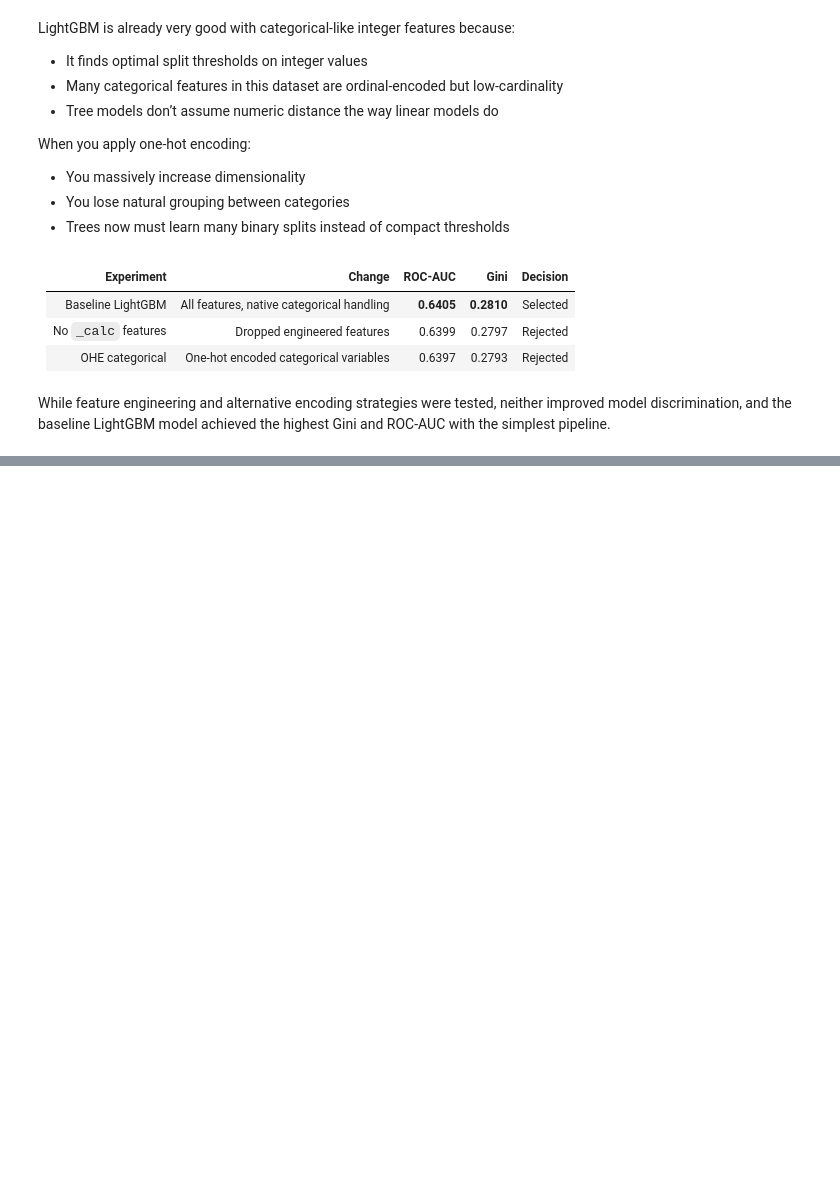
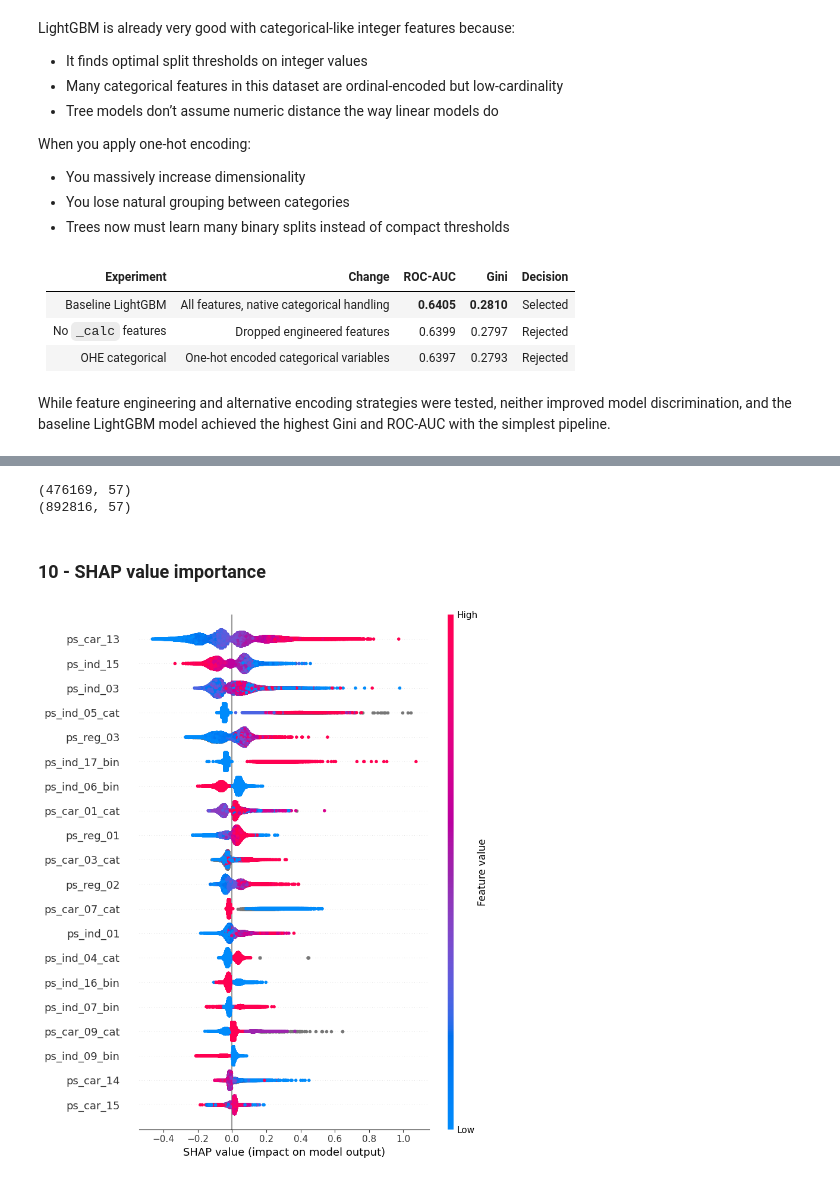
Before and after one commit to somanole/ds-safe-driver-prediction, a Jupyter notebook: LightGBM-NMG.ipynb, the cells around one changed output, grey strips where cells are left out. Cells and saved outputs as stored; diff of their text form; code cells hidden in the pictures; blank space fills up the shorter version.

Commit message:
Added SHAP feature analysis to notebook

```diff
--- a/LightGBM-NMG.ipynb
+++ b/LightGBM-NMG.ipynb
@@ -394,0 +407,17 @@ While feature engineering and alternative encoding strategies were tested, neith
+# %%
+print(X_train.shape)
+print(X_test.shape)
+# %% [output]
+(476169, 57)
+(892816, 57)
+# %% [markdown]
+### 10 - SHAP value importance
+# %%
+import shap
+
+explainer = shap.TreeExplainer(lgbm)
+shap_values = explainer.shap_values(X_val)
+# %%
+shap.summary_plot(shap_values, X_val)
+# %% [output]
+[figure, added]
```
Also changed, not shown: parts of 8 cells of this notebook, 1 other file.
